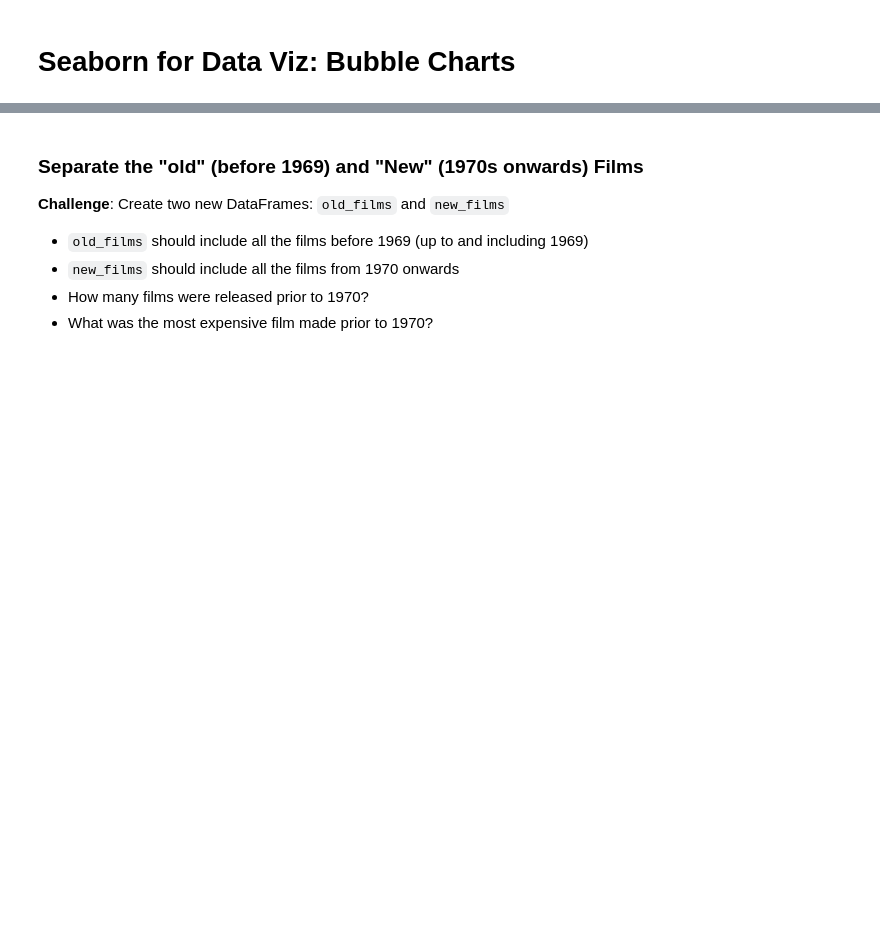
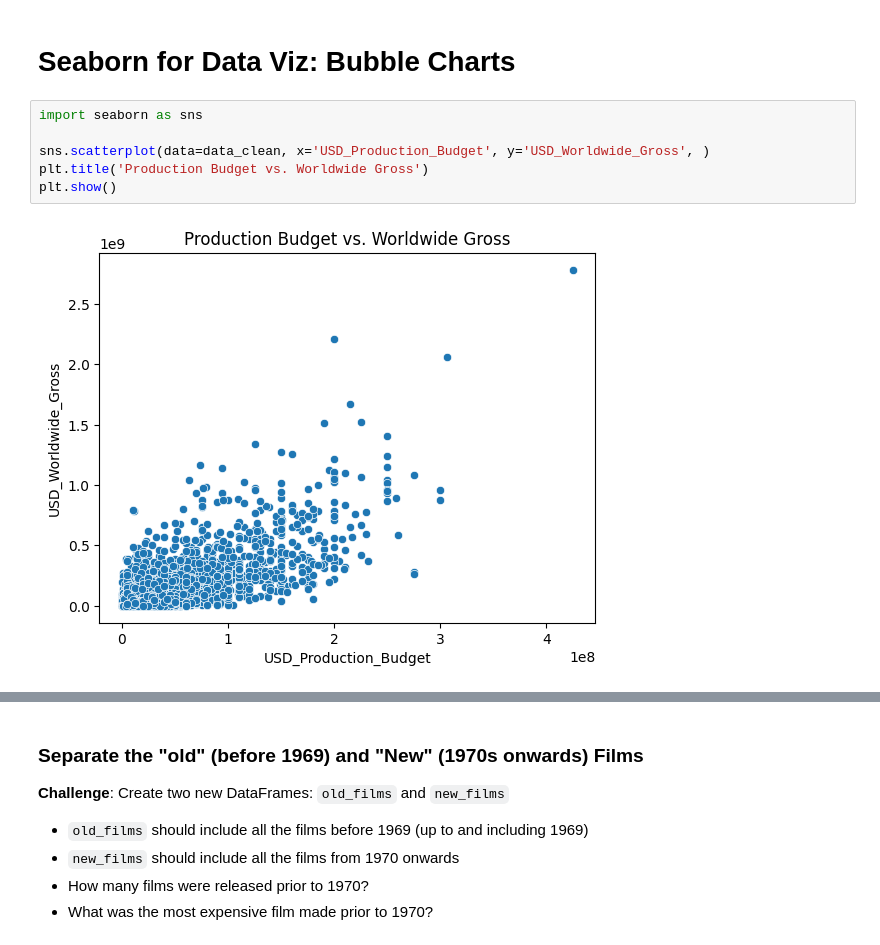
Before and after one commit to SiracencoSerghei/Bootcamp_Python, a Jupyter notebook: day_78/Seaborn_and_Linear_Regression.ipynb, the cells around one changed output, grey strips where cells are left out. Drawn from its saved outputs; the diff is of its cells as text; blank space fills up the shorter version.

Commit message:
seaborn plot

```diff
--- a/day_78/Seaborn_and_Linear_Regression.ipynb
+++ b/day_78/Seaborn_and_Linear_Regression.ipynb
@@ -365,5 +377,13 @@ print(f'{len(exceed_Total_Gross)} films where the production costs exceeded the
 # %% [markdown]
 # Seaborn for Data Viz: Bubble Charts
+# %%
+import seaborn as sns
+
+sns.scatterplot(data=data_clean, x='USD_Production_Budget', y='USD_Worldwide_Gross', )
+plt.title('Production Budget vs. Worldwide Gross')
+plt.show()
+# %% [output]
+[figure, added]
 # %% [markdown]
 ### Plotting Movie Releases over Time
 
```
Also changed, not shown: parts of 5 cells of this notebook.
